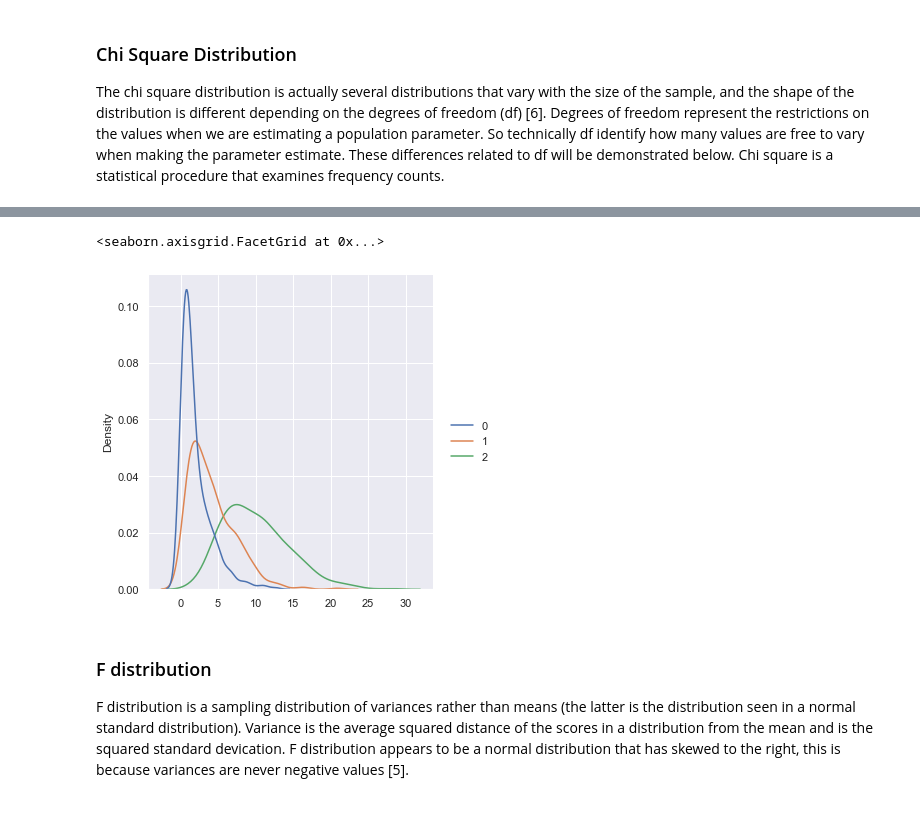
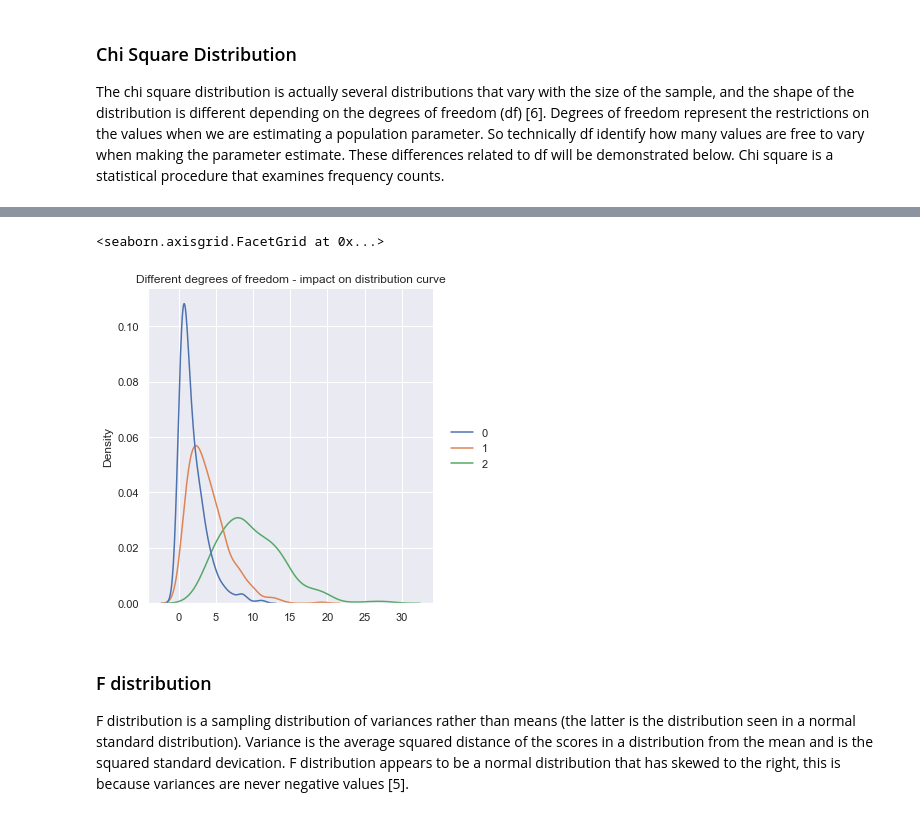
Before and after one commit to Aine-Kearns/Programming_for_data_analysis_assignment, a Jupyter notebook: Assignment_Programming_for_Data_Analytics.ipynb, the cells around one changed output, grey strips where cells are left out. Cells and saved outputs as stored; diff of their text form; code cells hidden in the pictures.

```diff
--- a/Assignment_Programming_for_Data_Analytics.ipynb
+++ b/Assignment_Programming_for_Data_Analytics.ipynb
@@ -198,11 +209,13 @@ plotter()
-# %%
-# pj
-all_plots = [chi, chi4, chi10]
-all_labels = ["df = 2", "df = 4", "df = 10"]
-sns.displot(all_plots, kind="kde", legend = "full")
-# %% [output]
-<seaborn.axisgrid.FacetGrid at 0x...>
-[figure, removed]
+# %%
+chi4 = np.random.default_rng().chisquare(4,400)
+chi10 = np.random.default_rng().chisquare(10,400)
+all_plots = [chi, chi4, chi10]
+sns.displot(all_plots, kind="kde").set(title="Different degrees of freedom - impact on distribution curve")
+# I haven't worked out yet how to change the labels in Seaborn where data is not imported from a file
+# so 0 is df=2, 1 is df=4 and 2 is df=10
+# %% [output]
+<seaborn.axisgrid.FacetGrid at 0x...>
+[figure, added]
 # %% [markdown]
 ### F distribution
 F distribution is a sampling distribution of variances rather than means (the latter is the distribution seen in a normal standard distribution). Variance is the average squared distance of the scores in a distribution from the mean and is the squared standard devication. F distribution appears to be a normal distribution that has skewed to the right, this is because variances are never negative values [5].
```
Also changed, not shown: parts of 29 cells of this notebook.
